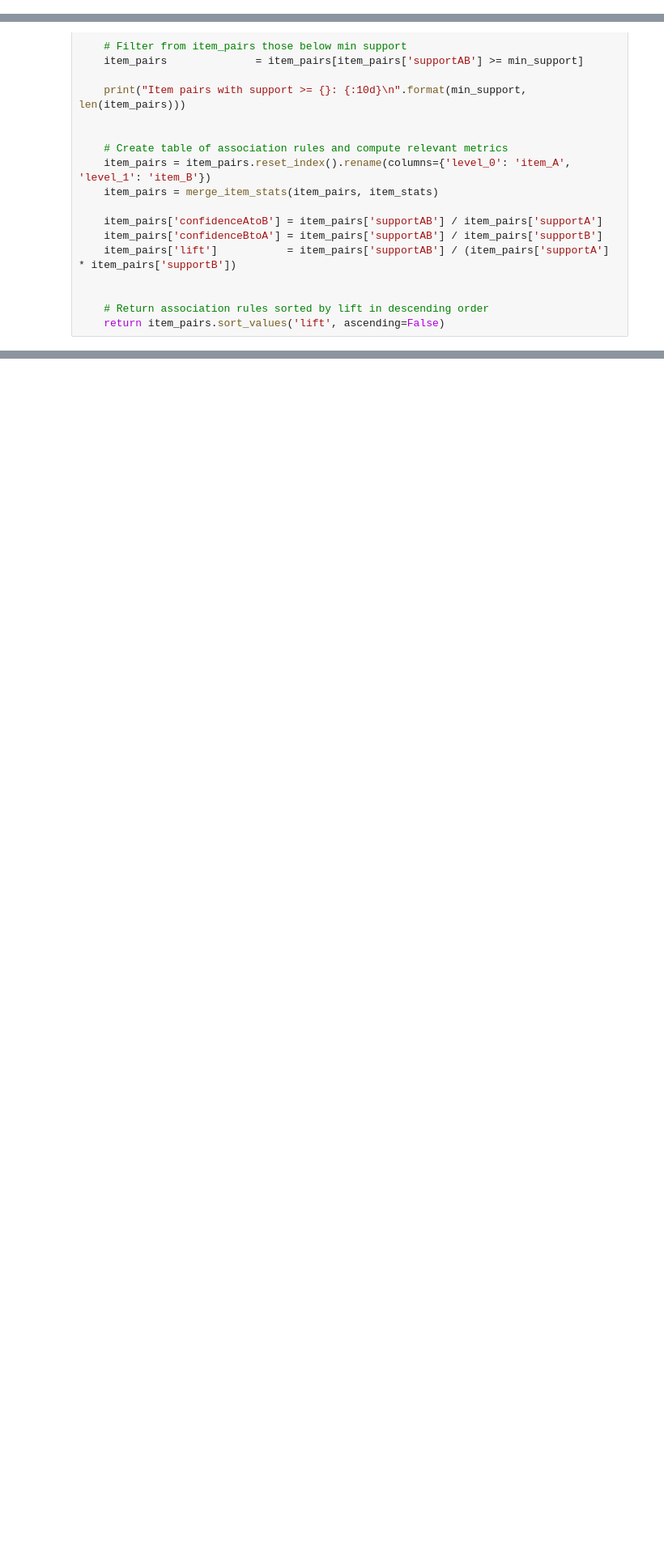
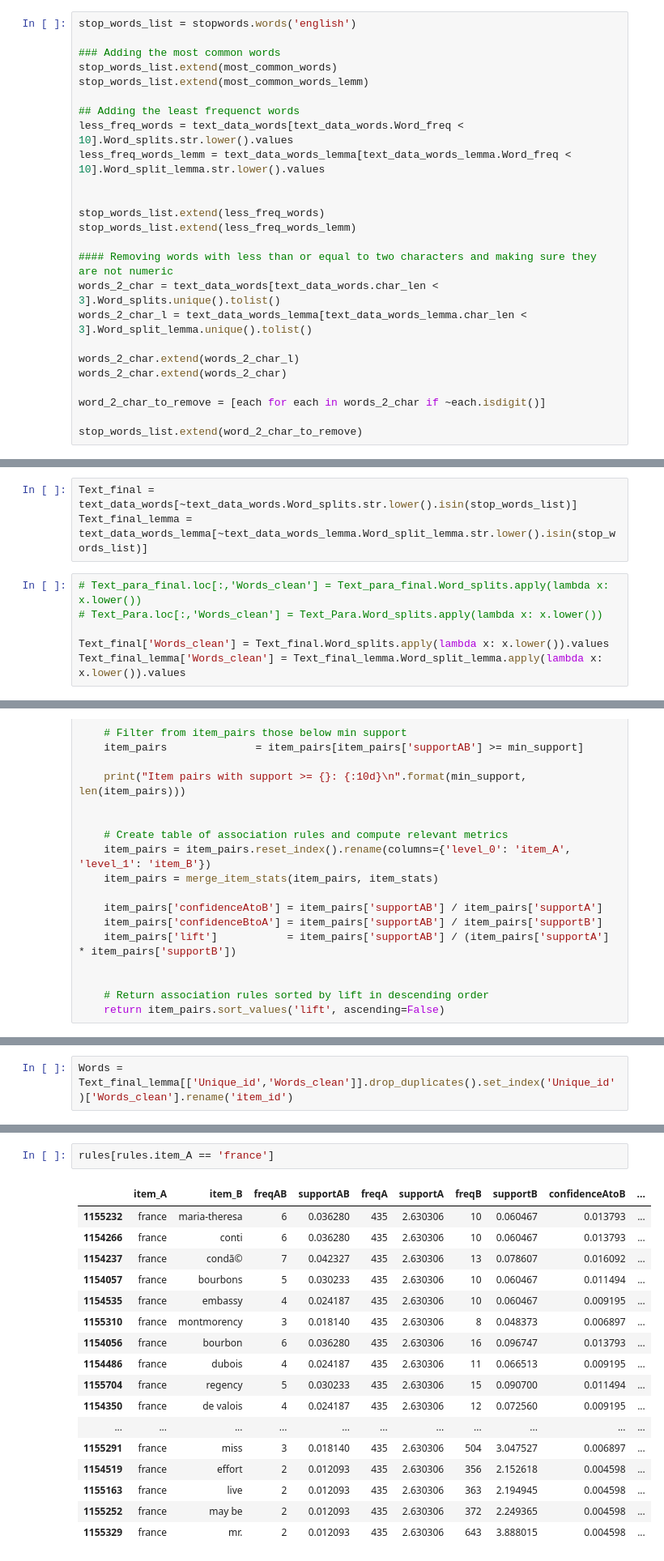
Before and after one commit to UVA-DSI-2019-Capstones/CBW, a Jupyter notebook: Association Rule/Association Rule.ipynb, the cells around one changed output, grey strips where cells are left out. Shown at 81% size. Drawn from its saved outputs; the diff is of its cells as text; blank space fills up the shorter version.

```diff
--- a/Association Rule/Association Rule.ipynb
+++ b/Association Rule/Association Rule.ipynb
@@ -77,0 +186,25 @@ Text_Para['Word_freq'] = Text_Para.Word_splits.apply(lambda x: word_counts[x.low
+# %%
+stop_words_list = stopwords.words('english')
+
+### Adding the most common words
+stop_words_list.extend(most_common_words)
+stop_words_list.extend(most_common_words_lemm)
+
+## Adding the least frequenct words
+less_freq_words = text_data_words[text_data_words.Word_freq < 10].Word_splits.str.lower().values
+less_freq_words_lemm = text_data_words_lemma[text_data_words_lemma.Word_freq < 10].Word_split_lemma.str.lower().values
+
+
+stop_words_list.extend(less_freq_words)
+stop_words_list.extend(less_freq_words_lemm)
+
+#### Removing words with less than or equal to two characters and making sure they are not numeric
+words_2_char = text_data_words[text_data_words.char_len < 3].Word_splits.unique().tolist()
+words_2_char_l = text_data_words_lemma[text_data_words_lemma.char_len < 3].Word_split_lemma.unique().tolist()
+
+words_2_char.extend(words_2_char_l)
+words_2_char.extend(words_2_char)
+
+word_2_char_to_remove = [each for each in words_2_char if ~each.isdigit()]
+
+stop_words_list.extend(word_2_char_to_remove)
@@ -77,0 +213,9 @@ Text_Para['Word_freq'] = Text_Para.Word_splits.apply(lambda x: word_counts[x.low
+# %%
+Text_final = text_data_words[~text_data_words.Word_splits.str.lower().isin(stop_words_list)]
+Text_final_lemma = text_data_words_lemma[~text_data_words_lemma.Word_split_lemma.str.lower().isin(stop_words_list)]
+# %%
+# Text_para_final.loc[:,'Words_clean'] = Text_para_final.Word_splits.apply(lambda x: x.lower())
+# Text_Para.loc[:,'Words_clean'] = Text_Para.Word_splits.apply(lambda x: x.lower())
+
+Text_final['Words_clean'] = Text_final.Word_splits.apply(lambda x: x.lower()).values
+Text_final_lemma['Words_clean'] = Text_final_lemma.Word_split_lemma.apply(lambda x: x.lower()).values
@@ -258,3 +342,5 @@ Words = Text_para_final[['Unique_id','Words_clean']].drop_duplicates().set_index
+# %%
+Words = Text_final_lemma[['Unique_id','Words_clean']].drop_duplicates().set_index('Unique_id')['Words_clean'].rename('item_id')
 # %%
 %%time
 rules = association_rules(Words, 0.01)
@@ -374,0 +354,20 @@ words_to_remove_upper = [each.split()[0].upper() for each in words_to_remove]
+# %%
+rules[rules.item_A == 'france']
+# %% [output]
+|  | item_A | item_B | freqAB | supportAB | freqA | supportA | freqB | supportB | confidenceAtoB | ... |
+| 1155232 | france | maria-theresa | 6 | 0.036280 | 435 | 2.630306 | 10 | 0.060467 | 0.013793 | ... |
+| 1154266 | france | conti | 6 | 0.036280 | 435 | 2.630306 | 10 | 0.060467 | 0.013793 | ... |
+| 1154237 | france | condã© | 7 | 0.042327 | 435 | 2.630306 | 13 | 0.078607 | 0.016092 | ... |
+| 1154057 | france | bourbons | 5 | 0.030233 | 435 | 2.630306 | 10 | 0.060467 | 0.011494 | ... |
+| 1154535 | france | embassy | 4 | 0.024187 | 435 | 2.630306 | 10 | 0.060467 | 0.009195 | ... |
+| 1155310 | france | montmorency | 3 | 0.018140 | 435 | 2.630306 | 8 | 0.048373 | 0.006897 | ... |
+| 1154056 | france | bourbon | 6 | 0.036280 | 435 | 2.630306 | 16 | 0.096747 | 0.013793 | ... |
+| 1154486 | france | dubois | 4 | 0.024187 | 435 | 2.630306 | 11 | 0.066513 | 0.009195 | ... |
+| 1155704 | france | regency | 5 | 0.030233 | 435 | 2.630306 | 15 | 0.090700 | 0.011494 | ... |
+| 1154350 | france | de valois | 4 | 0.024187 | 435 | 2.630306 | 12 | 0.072560 | 0.009195 | ... |
+| ... | ... | ... | ... | ... | ... | ... | ... | ... | ... | ... |
+| 1155291 | france | miss | 3 | 0.018140 | 435 | 2.630306 | 504 | 3.047527 | 0.006897 | ... |
+| 1154519 | france | effort | 2 | 0.012093 | 435 | 2.630306 | 356 | 2.152618 | 0.004598 | ... |
+| 1155163 | france | live | 2 | 0.012093 | 435 | 2.630306 | 363 | 2.194945 | 0.004598 | ... |
+| 1155252 | france | may be | 2 | 0.012093 | 435 | 2.630306 | 372 | 2.249365 | 0.004598 | ... |
+| 1155329 | france | mr. | 2 | 0.012093 | 435 | 2.630306 | 643 | 3.888015 | 0.004598 | ... |
```
Also changed, not shown: parts of 83 cells of this notebook.
